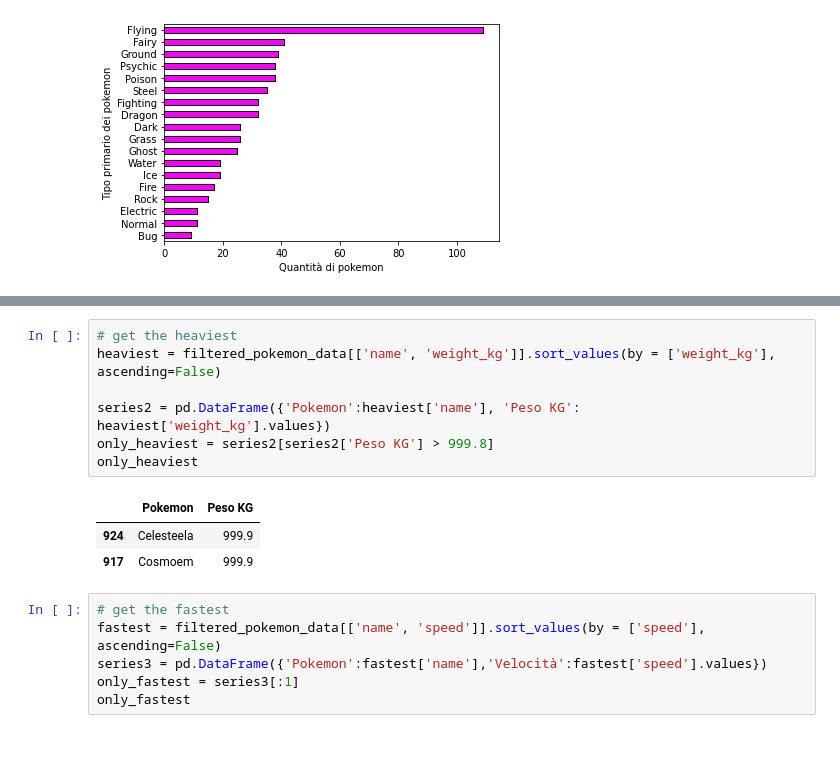
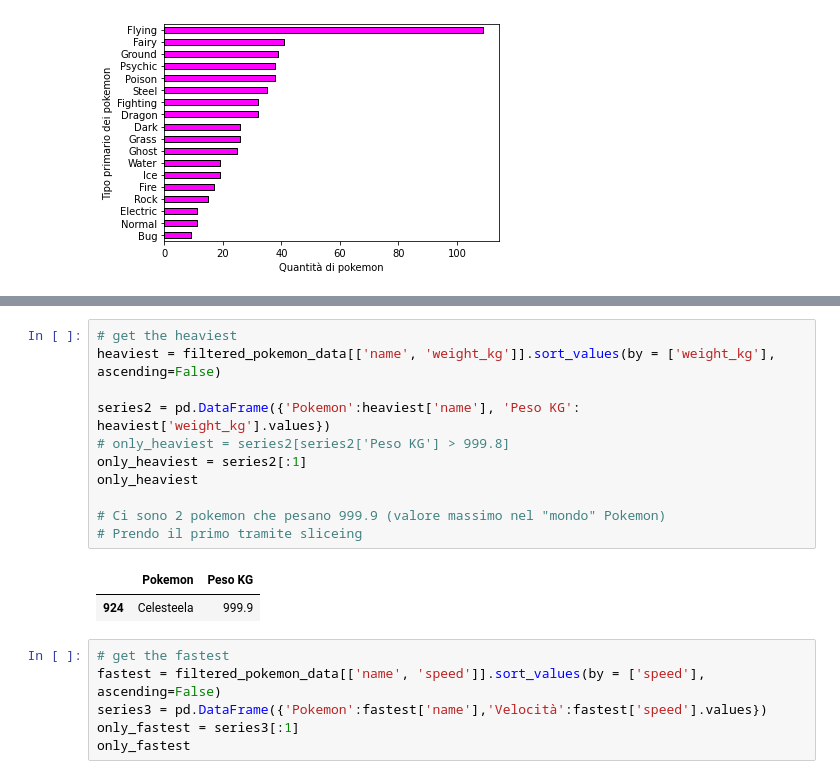
Before and after one commit to SavGRY/savini_its_data_analysis, a Jupyter notebook: relazione_python.ipynb, the cells around one changed output, grey strips where cells are left out. Saved outputs shown, nothing was run; the diff lists cells and outputs as text; blank space fills up the shorter version.

```diff
--- a/relazione_python.ipynb
+++ b/relazione_python.ipynb
@@ -192,14 +196,17 @@ only_lightest
 # %%
 # get the heaviest
 heaviest = filtered_pokemon_data[['name', 'weight_kg']].sort_values(by = ['weight_kg'], ascending=False)
 
 series2 = pd.DataFrame({'Pokemon':heaviest['name'], 'Peso KG': heaviest['weight_kg'].values})
-only_heaviest = series2[series2['Peso KG'] > 999.8]
+# only_heaviest = series2[series2['Peso KG'] > 999.8]
+only_heaviest = series2[:1]
 only_heaviest
+
+# Ci sono 2 pokemon che pesano 999.9 (valore massimo nel "mondo" Pokemon)
+# Prendo il primo tramite sliceing
 # %% [output]
 |  | Pokemon | Peso KG |
 | 924 | Celesteela | 999.9 |
-| 917 | Cosmoem | 999.9 |
 # %%
 # get the fastest
 fastest = filtered_pokemon_data[['name', 'speed']].sort_values(by = ['speed'], ascending=False)
```
Also changed, not shown: parts of 3 cells of this notebook, 1 other file.
